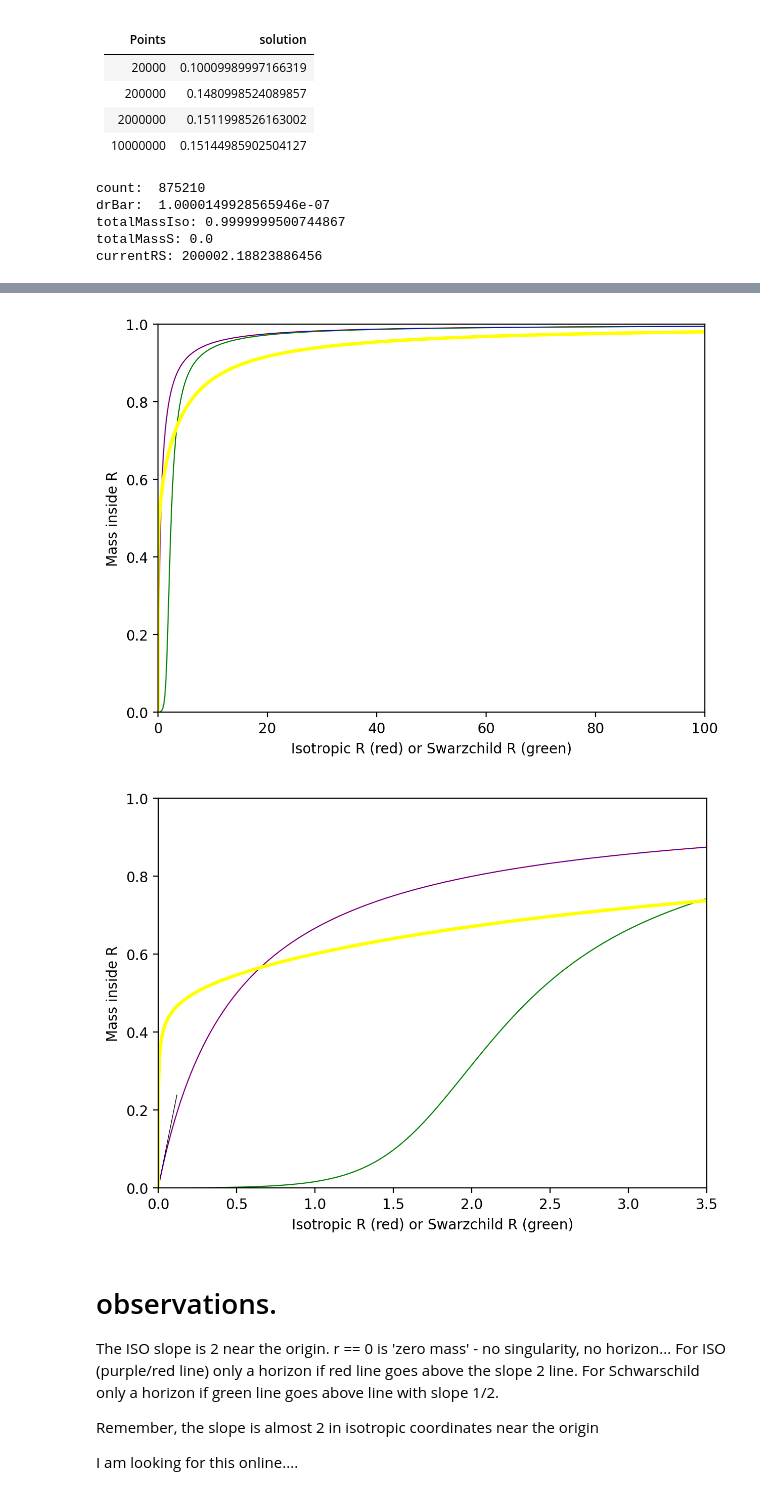
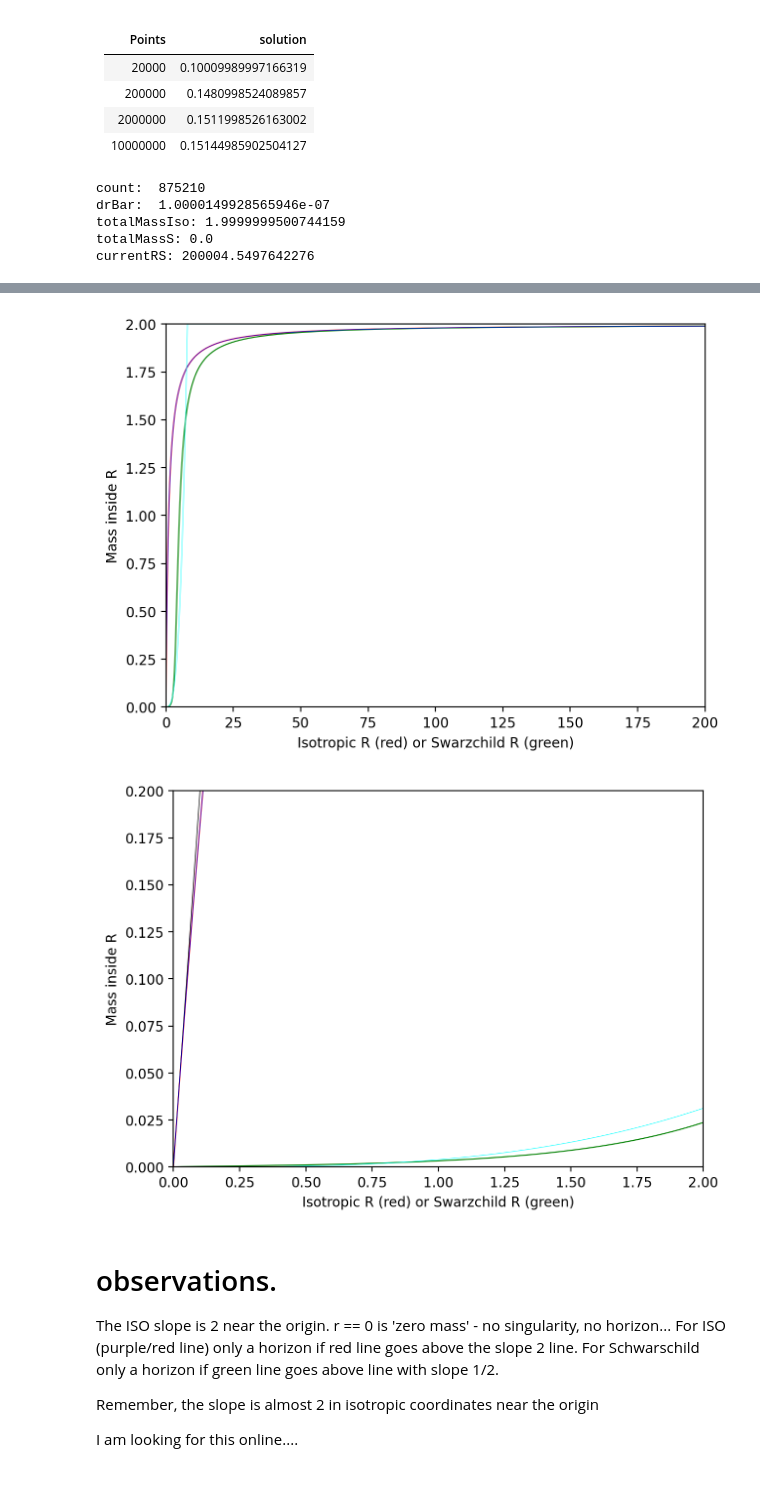
Before and after one commit to tomandersen/rzero, a Jupyter notebook: jupyter/GravitationalEnergy.ipynb, the cells around one changed output, grey strips where cells are left out. Cells and saved outputs as stored; diff of their text form; code cells hidden in the pictures.

Commit message:
trying to add neutron star equation of state to graph...

```diff
--- a/jupyter/GravitationalEnergy.ipynb
+++ b/jupyter/GravitationalEnergy.ipynb
@@ -28,6 +28,21 @@ Code is removed for this, but it shows that convergence is assured at q million
 | 200000 | 0.1480998524089857     |
 | 2000000    | 0.1511998526163002    |
 | 10000000    | 0.15144985902504127    |
+# %%
+def neutronStarMassOutsideR(mN, rS):
+    #bad constant density model...
+    #radius - always about 12km
+    #outerR = 12km
+    #totalMass = 2
+    #geometric units. A two solar mass neutron star is 12km, while the Scwharchild is 6km (2m = 6km), so 4m is 12km.
+    outerR = 8 # in units of m, note the outer R is about mass independent for neutron stars, with a limit of ~2.2 according to the lore.
+    if rS > outerR: return 0
+
+    fractionR = rS/outerR
+    fractionVolume = 4/3*np.pi*fractionR*fractionR*fractionR/(4/3*np.pi)
+    massInside = fractionVolume*mN
+    massOutside = mN - massInside
+    return massOutside
 # %%
 maxPoints = 5000000 # so we don't wipe out...
 outerR = 200000.0 # should be infinity, but this is numerics. Consider this as "Shwarschild radius' away from source"
@@ -41,7 +56,7 @@ katzs = []
 fits = []
 # We can now use our results list within a for loop and append values
 # to list as the loop iterates.
-M = 1
+M = 2
 k = 1/2 # Katz formula is (dr)*1/2GM^2/r^2, G == 1,
 # prev is mass inside r, it starts with all the mass inside r at 'infinity...'
 prev = M
@@ -80,7 +95,7 @@ for count in range(maxPoints):
 # I need to start from the inner most (ie last) point in the arrays and walk outward to determine the Schwarschild r measurement.
 currentRS = 0 #swharzschild R
 rSs = []
-fitsS = []
+neutronMassInside = []
 for i in range(len(drBars) - 1, -1, -1):
     drBar = drBars[i]
     rBar = rBars[i]
@@ -91,15 +106,21 @@ for i in range(len(drBars) - 1, -1, -1):
     localRSFactor = (1 - massBirchoff/(2*rBar))**2 + (massBirchoff*(1 - massBirchoff/(2*rBar)))/rBar
     currentRS += drBar/localRSFactor
     rSs.append(currentRS)
+
+    # Neutron star - very roughly...
+    # Perhaps just do a simple model, ignoring my changes?
+    neutronStarMassOutsideRS = neutronStarMassOutsideR(M, currentRS)
+    neutronMassInside.append(M - neutronStarMassOutsideRS)
+
     # find a good fit
     # This is NOT THE function.... - you can see from the graphs
-    y = M - M/(1 + currentRS/(2*M))
-    fitsS.append(y)
+    # y = M - M/(1 + currentRS/(2*M))
+    # neutronMassInside.append(y)
 
 
 #rSs is in the reverse order of all the other lists
 rSs.reverse()
-fitsS.reverse()
+neutronMassInside.reverse()
 
 print('totalMassIso:',totalMassIso)
 print('totalMassS:',totalMassS)
@@ -107,7 +128,7 @@ print('currentRS:',currentRS)
 #print('rSs:',rSs)
 
 #define my plot
-def my_plot(rBars, massInsides, rSs, fits, fitsS):
+def my_plot(rBars, massInsides, rSs, fits, neutronMassInside):
     fig = plt.figure(figsize=(7, 5), dpi=200)
     plt.plot(rBars, massInsides, marker="none", color='red', lw=0.8)
     plt.plot(rSs, massInsides, marker="none", color='green', lw=0.8)
@@ -122,26 +143,26 @@ def my_plot(rBars, massInsides, rSs, fits, fitsS):
     plt.gca().add_collection(lc)
 
     plt.plot(rBars,fits, marker="none", color='blue', lw=0.4)
-    plt.plot(rBars,fitsS, marker="none", color='yellow', lw=2.4)
+    plt.plot(rSs, neutronMassInside, marker="none", color='cyan', lw=0.4)
 
 
 # # origin zoom - also see slope == 1
-my_plot(rBars, massInsides, rSs, fits, fitsS)
+my_plot(rBars, massInsides, rSs, fits, neutronMassInside)
 plt.axis((0, 0.25, 0.0, 0.1));
 plt.show()
 
 # Full plot
-my_plot(rBars, massInsides, rSs, fits, fitsS)
+my_plot(rBars, massInsides, rSs, fits, neutronMassInside)
 plt.axis((0, 100*M, 0.0, 1*M));
 plt.show()
 
 # Bigger area around origin
-my_plot(rBars, massInsides, rSs, fits, fitsS)
-plt.axis((0, 3.5*M, 0, 1.0*M));
+my_plot(rBars, massInsides, rSs, fits, neutronMassInside)
+plt.axis((0, 5*M, 0, 1*M));
 plt.show()
 # %% [output]
 count:  875210
 drBar:  1.0000149928565946e-07
-totalMassIso: 0.9999999500744867
+totalMassIso: 1.9999999500744159
 totalMassS: 0.0
-currentRS: 200002.18823886456
+currentRS: 200004.5497642276
@@ -149,5 +170,5 @@ currentRS: 200002.18823886456
-[figure, old version]
+[figure, new version]
-[figure, old version]
+[figure, new version]
 # %% [markdown]
 # observations.
 
```
Also changed, not shown: parts of 1 cell of this notebook.
